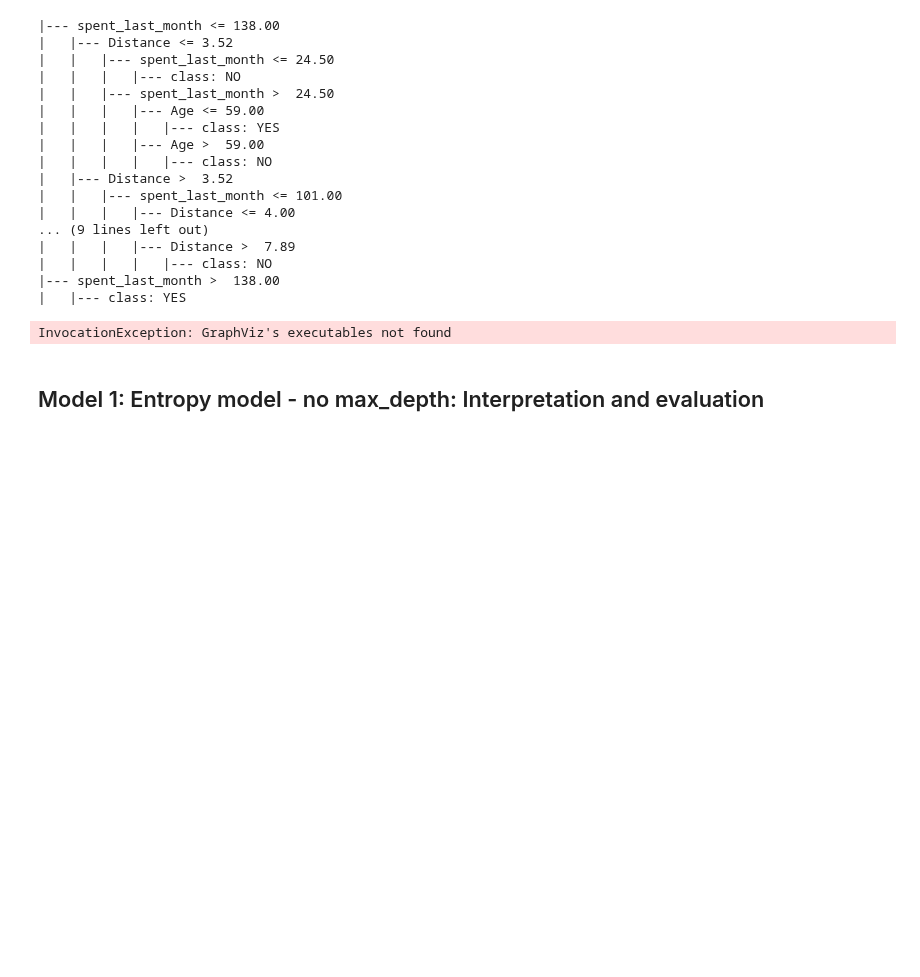
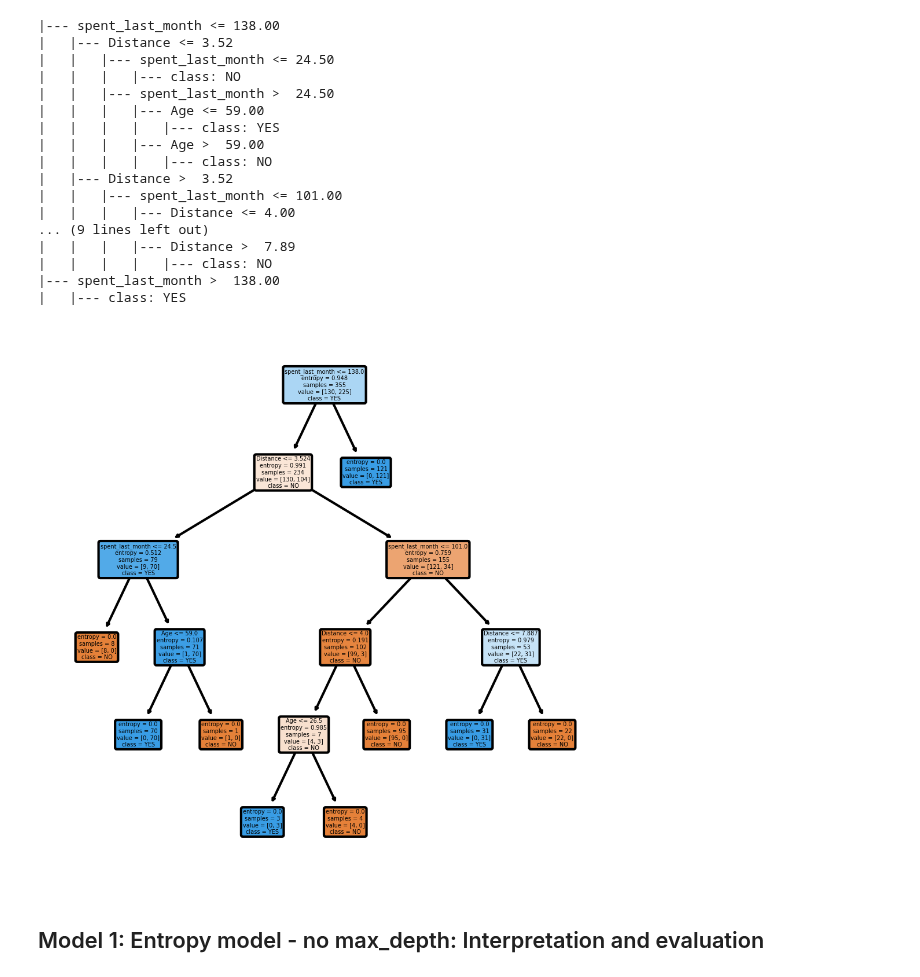
Before and after one commit to yoyo6022/Springboard-hands-on-project, a Jupyter notebook: RR Diner Case Study/Springboard Decision Tree Specialty Coffee Case Study - Tier 3(1).ipynb, the cells around one changed output. Drawn from its saved outputs; the diff is of its cells as text; code cells hidden in the pictures; blank space fills up the shorter version.

```diff
--- a/RR Diner Case Study/Springboard Decision Tree Specialty Coffee Case Study - Tier 3(1).ipynb
+++ b/RR Diner Case Study/Springboard Decision Tree Specialty Coffee Case Study - Tier 3(1).ipynb
@@ -97,7 +97,7 @@ sklearn.__version__
 ## 1b. Load data
 # %%
 # Read in the data to a variable called coffeeData
-coffeeData = pd.read_csv("RRDinerCoffeeData.csv")
+coffeeData = pd.read_csv("data/RRDinerCoffeeData.csv")
 # %% [markdown]
 ## 1c. Explore the data
 # %% [markdown]
@@ -408,18 +408,14 @@ print(r)
 |   |   |   |   |--- class: NO
 |--- spent_last_month >  138.00
 |   |--- class: YES
-# %%
-# Now we want to visualize the tree
-dot_data = StringIO()
-
-# We can do so with export_graphviz
-import graphviz
-tree.export_graphviz(entr_model, out_file=dot_data,
-                filled=True, rounded=True,
-                special_characters=True, feature_names=X_train.columns,class_names = ["NO", "YES"])
-
-
-graph = pydotplus.graph_from_dot_data(dot_data.getvalue())
-Image(graph.create_png())
-# %% [output]
-InvocationException: GraphViz's executables not found
+# %%
+#use tree.plot_tree()
+fig,axes = plt.subplots(nrows=1,ncols=1,figsize=(4,4),dpi=300)
+_=tree.plot_tree(entr_model,
+                feature_names=X_train.columns,
+                class_names = entr_model.classes_,
+                filled=True, rounded=True
+               )
+fig.savefig('fig/tree0.png')
+# %% [output]
+[figure, added]
```
Also changed, not shown: parts of 12 cells of this notebook.
